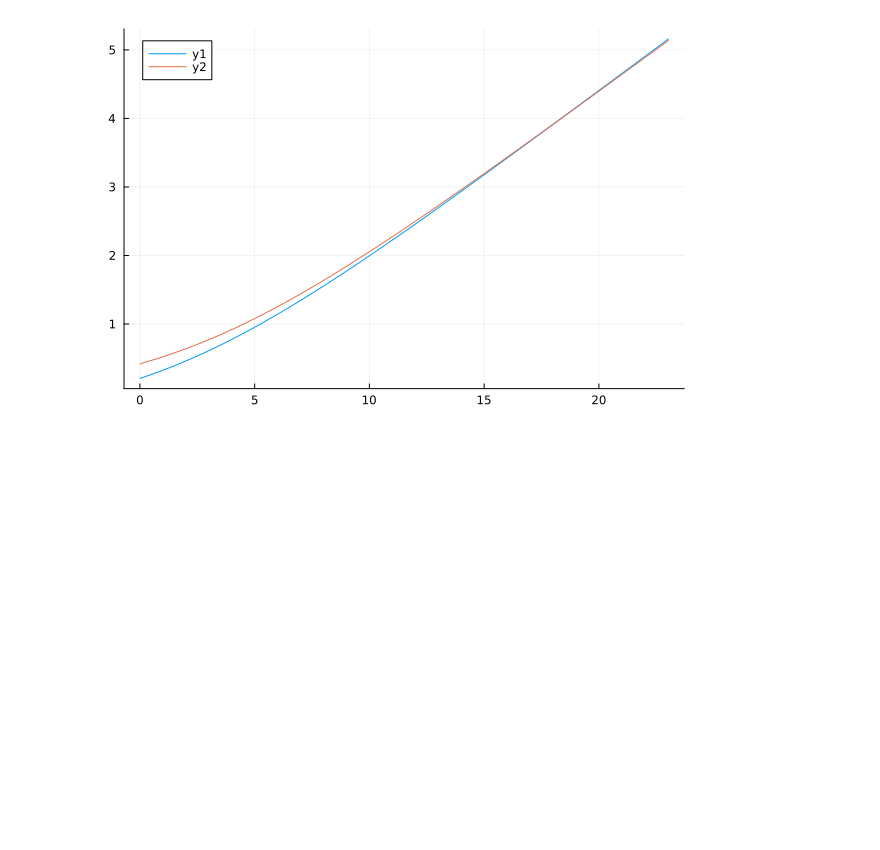
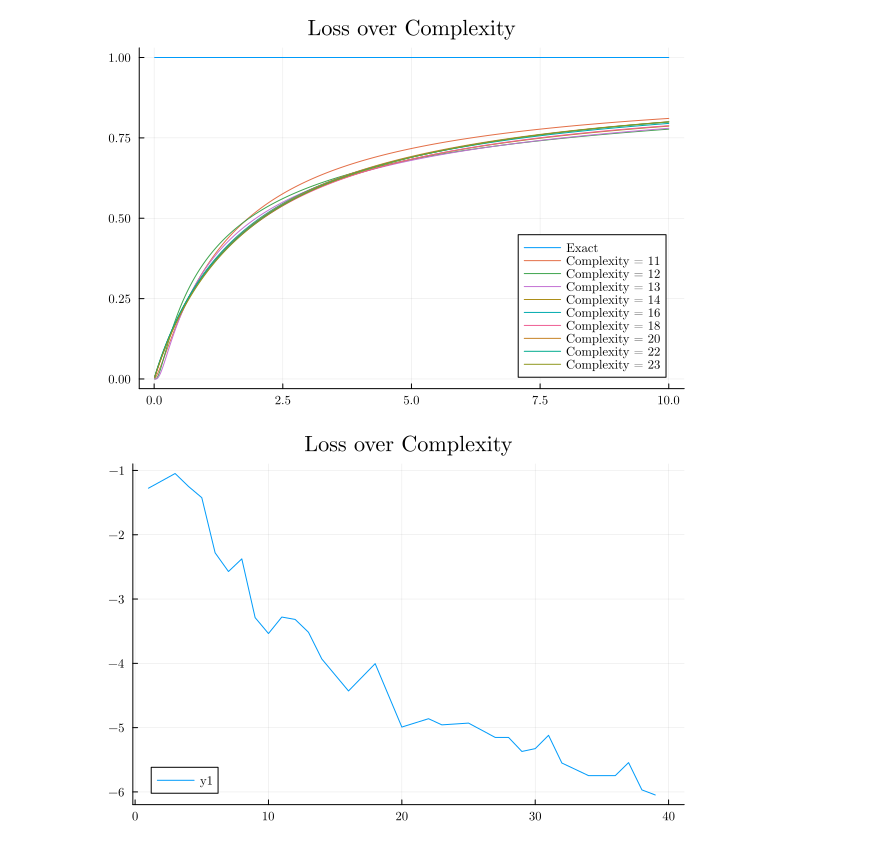
Before and after one commit to vfegger/HTSR, a Jupyter notebook: notebook.ipynb, the cells around one changed output. Drawn from its saved outputs; the diff is of its cells as text; code cells hidden in the pictures; blank space fills up the shorter version.

```diff
--- a/notebook.ipynb
+++ b/notebook.ipynb
@@ -73,21 +97,34 @@ println(simplify(eqn))
-# %%
-using Plots
-
-points = exp10.(range(0.0f0, 10.0f0, 1000))
-Pr_test = 1.5
-
-f(x) = 0.68 .+ 0.663 .* x .^ (1.0 / 4.0) ./ (1.0 .+ (0.492 ./ Pr_test) .^ (9.0 / 16.0)) .^ (4.0 / 9.0)
-
-tree = trees[end]
-Y = Array{Float64,2}(undef, 2, length(points))
-Y[1, :] .= points
-Y[2, :] .= Pr_test
-result,worked = eval_tree_array(tree, Y, options)
-
-if worked
-    plot(log.(points), [log.(f.(points)) log.(h.(points))])
-else
-    println("NaN or Infinity detected.")
-end
-# %% [output]
-[figure, removed]
+# %%
+using LaTeXStrings
+
+n = 10000
+dataX = Array{Float64,2}(undef, 3, n)
+dataX[1, :] .= 1e-5
+dataX[2, :] .= 1
+dataX[3, :] .= range(1e-2, 1e1, n)
+
+plot_font = "Computer Modern"
+default(fontfamily=plot_font)
+plt = plot(title="Loss over Complexity", dp=1000)
+f(x) = 1
+plot!(dataX[3, :], f.(dataX[3, :]), label = "Exact")
+for (tree, index) ∈ zip(trees, complexity)
+    result, worked = eval_tree_array(tree, dataX, options)
+    if worked
+        if (index < 25 && index > 10)
+            plot!(dataX[3, :], result, label="Complexity = " * string(index))
+        end
+    else
+        println("NaN or Infinity detected.")
+
+    end
+end
+display(plt)
+
+plt = plot(title="Loss over Complexity", dp=1000)
+ϵ = [sum(abs2, eval_tree_array(tree, dataX, options)[1] - eval_tree_array(trees[end], dataX, options)[1]) / n for tree ∈ trees]
+plot!(complexity, log10.(ϵ))
+display(plt)
+# %% [output]
+[figure, added]
+[figure, added]
```
Also changed, not shown: parts of 7 cells of this notebook.
